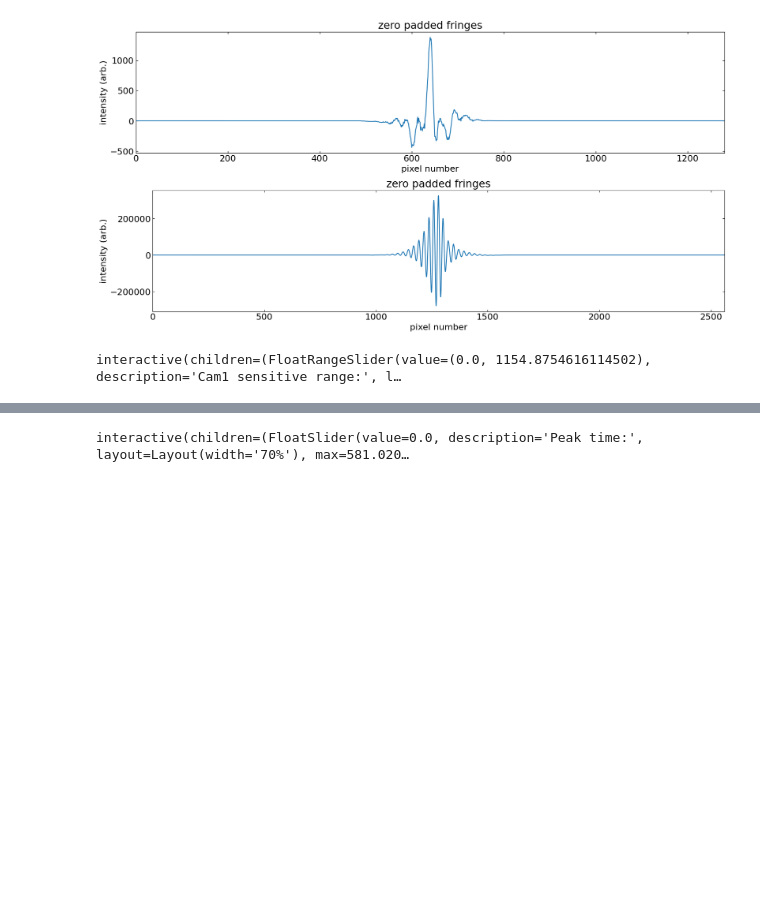
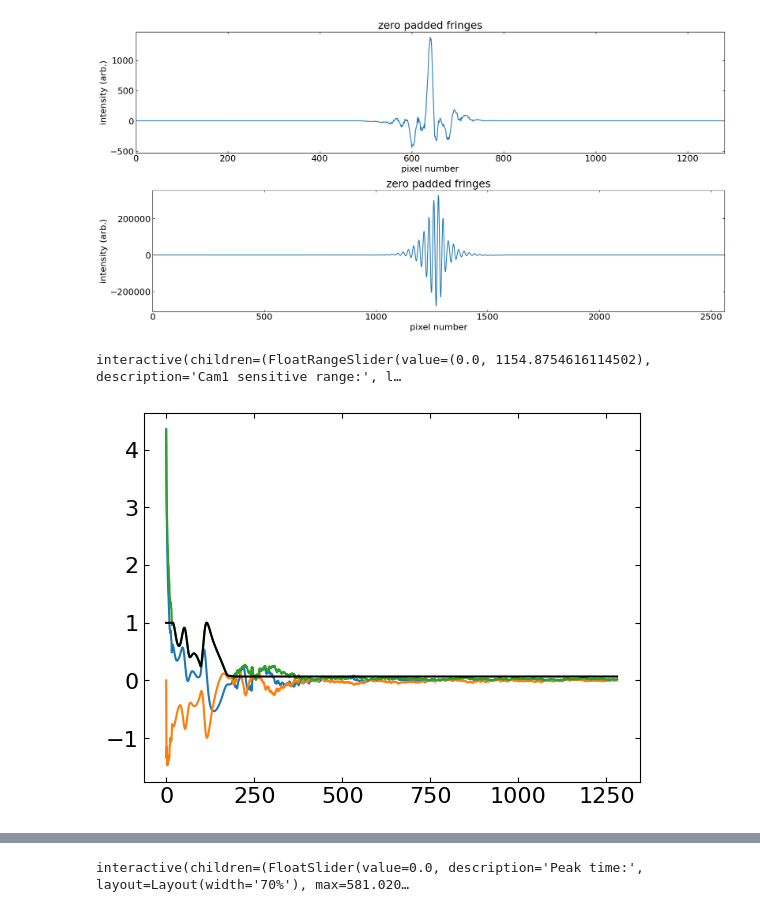
Before and after one commit to Jammi-Dodgers/THz-interferometry, a Jupyter notebook: FTIR_step_by_step.ipynb, the cells around one changed output, grey strips where cells are left out. Drawn from its saved outputs; the diff is of its cells as text; code cells hidden in the pictures; blank space fills up the shorter version.

```diff
--- a/FTIR_step_by_step.ipynb
+++ b/FTIR_step_by_step.ipynb
@@ -362,2 +371,10 @@ cams["CFF"] = np.sqrt(cams["FF"] *cams["sensitivity_mask"]) *np.exp(1j*cams["pha
 cams["bunch"] = np.fft.irfft(cams["CFF"], norm= "forward") #inverse fourier transform
 cams["bunch"] /= np.max(cams["bunch"]) #normalise
+# %%
+plt.plot(cams["CFF"].real)
+plt.plot(cams["CFF"].imag)
+plt.plot(np.abs(cams["CFF"]))
+plt.plot(np.sqrt(cams["FF"]), color= "k")
+plt.show()
+# %% [output]
+[figure, added]
```
Also changed, not shown: parts of 7 cells of this notebook, 3 other files.
